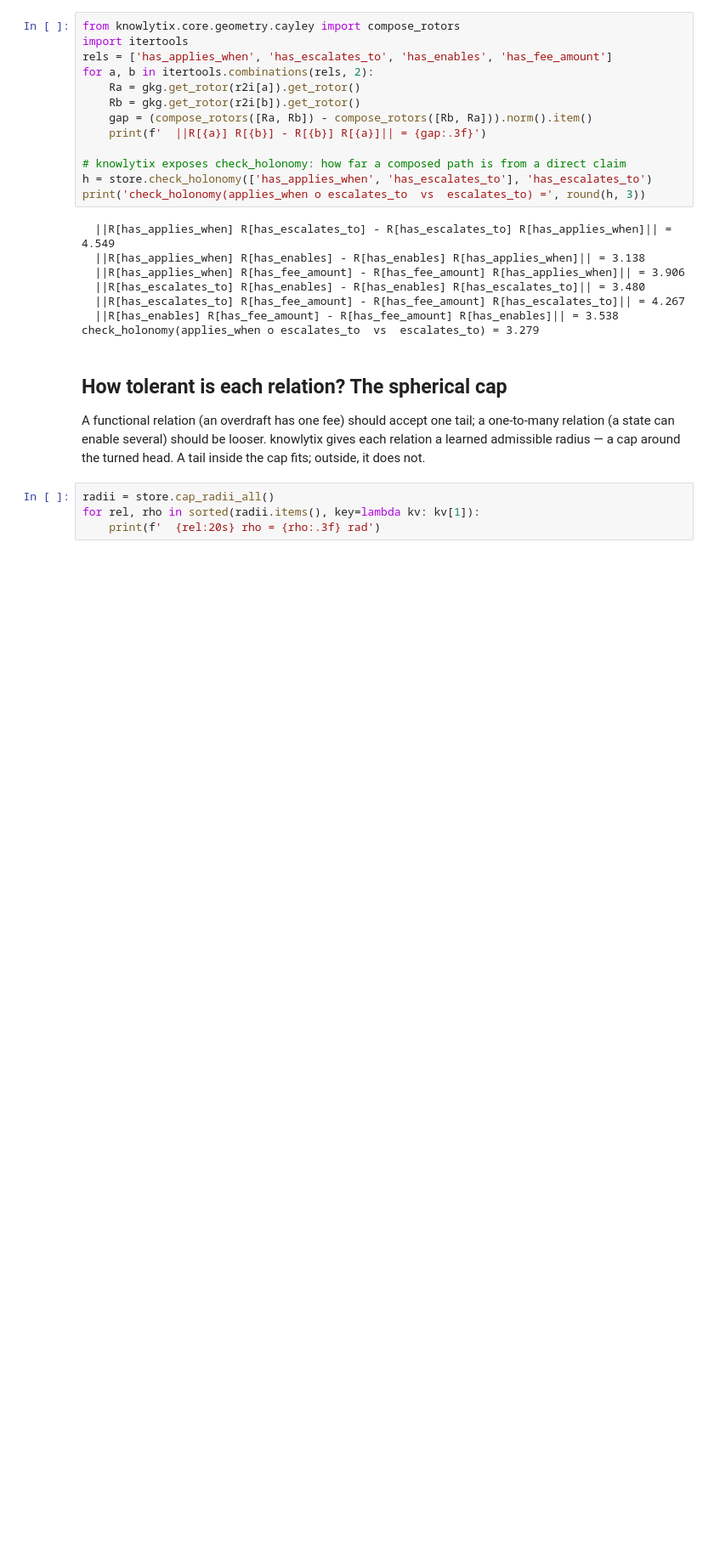
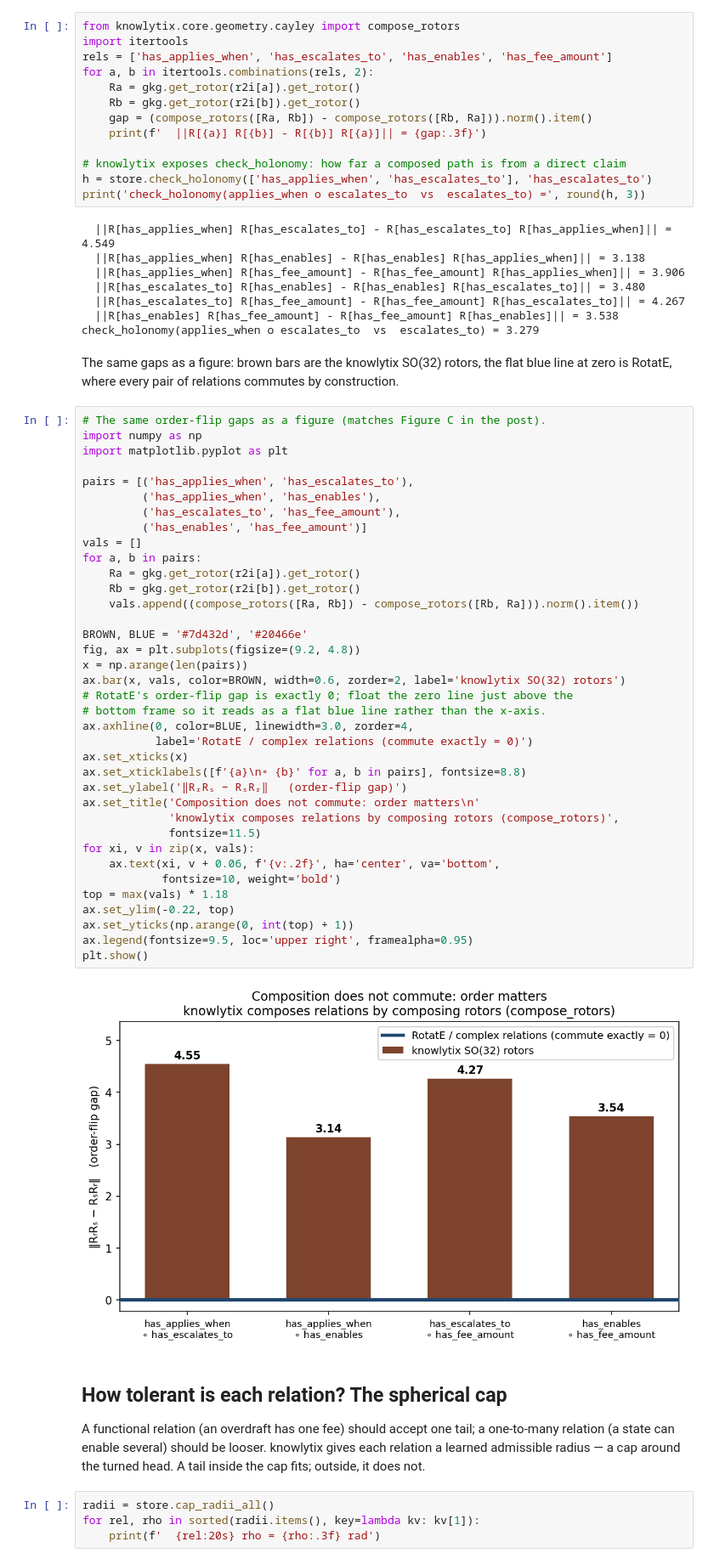
Before and after one commit to asudjianto-xml/MRM, a Jupyter notebook: AI-Agent/ch04b_rotation_in_production.ipynb, the cells around one changed output. Shown at 85% size. Saved outputs shown, nothing was run; the diff lists cells and outputs as text; blank space fills up the shorter version.

Commit message:
AI-Agent: add order-flip figure to ch04b notebook
New cell plots the non-commutativity gaps as a bar chart (matches Figure C
in the post): brown SO(32) rotor gaps against a visible flat blue line at
zero for RotatE, which commutes by construction.

Co-Authored-By: Claude Opus 4.8 <noreply@anthropic.com>

```diff
--- a/AI-Agent/ch04b_rotation_in_production.ipynb
+++ b/AI-Agent/ch04b_rotation_in_production.ipynb
@@ -283,6 +283,47 @@ print('check_holonomy(applies_when o escalates_to  vs  escalates_to) =', round(h
   ||R[has_escalates_to] R[has_fee_amount] - R[has_fee_amount] R[has_escalates_to]|| = 4.267
   ||R[has_enables] R[has_fee_amount] - R[has_fee_amount] R[has_enables]|| = 3.538
 check_holonomy(applies_when o escalates_to  vs  escalates_to) = 3.279
+# %% [markdown]
+The same gaps as a figure: brown bars are the knowlytix SO(32) rotors, the flat blue line at zero is RotatE, where every pair of relations commutes by construction.
+# %%
+# The same order-flip gaps as a figure (matches Figure C in the post).
+import numpy as np
+import matplotlib.pyplot as plt
+
+pairs = [('has_applies_when', 'has_escalates_to'),
+         ('has_applies_when', 'has_enables'),
+         ('has_escalates_to', 'has_fee_amount'),
+         ('has_enables', 'has_fee_amount')]
+vals = []
+for a, b in pairs:
+    Ra = gkg.get_rotor(r2i[a]).get_rotor()
+    Rb = gkg.get_rotor(r2i[b]).get_rotor()
+    vals.append((compose_rotors([Ra, Rb]) - compose_rotors([Rb, Ra])).norm().item())
+
+BROWN, BLUE = '#7d432d', '#20466e'
+fig, ax = plt.subplots(figsize=(9.2, 4.8))
+x = np.arange(len(pairs))
+ax.bar(x, vals, color=BROWN, width=0.6, zorder=2, label='knowlytix SO(32) rotors')
+# RotatE's order-flip gap is exactly 0; float the zero line just above the
+# bottom frame so it reads as a flat blue line rather than the x-axis.
+ax.axhline(0, color=BLUE, linewidth=3.0, zorder=4,
+           label='RotatE / complex relations (commute exactly = 0)')
+ax.set_xticks(x)
+ax.set_xticklabels([f'{a}\n∘ {b}' for a, b in pairs], fontsize=8.8)
+ax.set_ylabel('‖RᵣRₛ − RₛRᵣ‖   (order-flip gap)')
+ax.set_title('Composition does not commute: order matters\n'
+             'knowlytix composes relations by composing rotors (compose_rotors)',
+             fontsize=11.5)
+for xi, v in zip(x, vals):
+    ax.text(xi, v + 0.06, f'{v:.2f}', ha='center', va='bottom',
+            fontsize=10, weight='bold')
+top = max(vals) * 1.18
+ax.set_ylim(-0.22, top)
+ax.set_yticks(np.arange(0, int(top) + 1))
+ax.legend(fontsize=9.5, loc='upper right', framealpha=0.95)
+plt.show()
+# %% [output]
+[figure, added]
 # %% [markdown]
 ## How tolerant is each relation? The spherical cap
 
```
